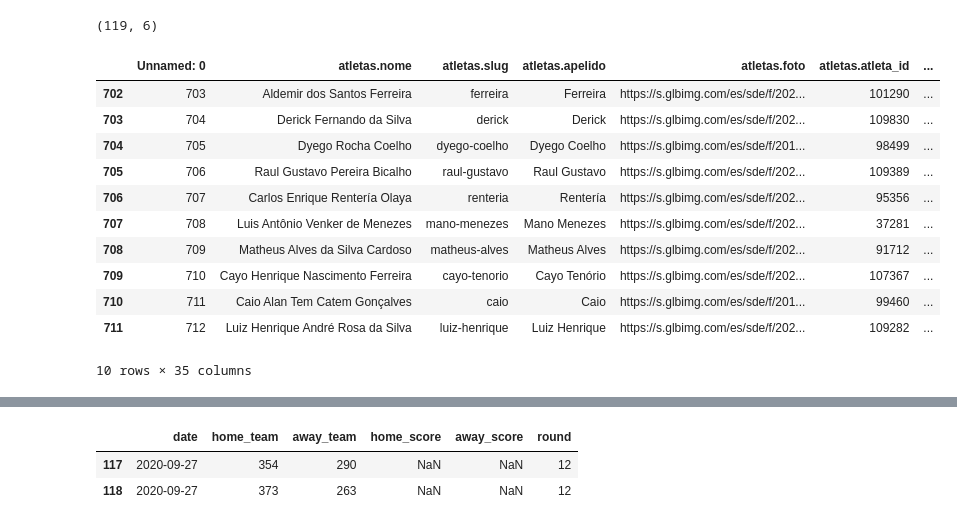
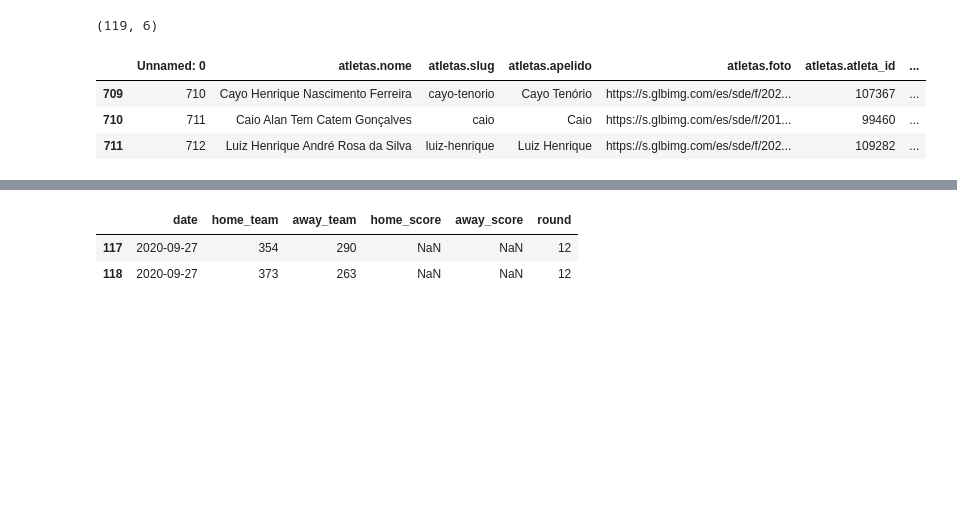
Before and after one commit to andeoliveira/datascience, a Jupyter notebook: cartolafc-escalacao/notebook.ipynb, the cells around one changed output, grey strips where cells are left out. Saved outputs shown, nothing was run; the diff lists cells and outputs as text; code cells hidden in the pictures; blank space fills up the shorter version.

```diff
--- a/cartolafc-escalacao/notebook.ipynb
+++ b/cartolafc-escalacao/notebook.ipynb
@@ -143,20 +123,12 @@ df_jogos.shape
 # %% [output]
 (119, 6)
 # %%
-df_jogadores.tail(10)
+df_jogadores.tail(3)
 # %% [output]
 |  | Unnamed: 0 | atletas.nome | atletas.slug | atletas.apelido | atletas.foto | atletas.atleta_id | ... |
-| 702 | 703 | Aldemir dos Santos Ferreira | ferreira | Ferreira | https://s.glbimg.com/es/sde/f/202... | 101290 | ... |
-| 703 | 704 | Derick Fernando da Silva | derick | Derick | https://s.glbimg.com/es/sde/f/202... | 109830 | ... |
-| 704 | 705 | Dyego Rocha Coelho | dyego-coelho | Dyego Coelho | https://s.glbimg.com/es/sde/f/201... | 98499 | ... |
-| 705 | 706 | Raul Gustavo Pereira Bicalho | raul-gustavo | Raul Gustavo | https://s.glbimg.com/es/sde/f/202... | 109389 | ... |
-| 706 | 707 | Carlos Enrique Rentería Olaya | renteria | Rentería | https://s.glbimg.com/es/sde/f/202... | 95356 | ... |
-| 707 | 708 | Luis Antônio Venker de Menezes | mano-menezes | Mano Menezes | https://s.glbimg.com/es/sde/f/202... | 37281 | ... |
-| 708 | 709 | Matheus Alves da Silva Cardoso | matheus-alves | Matheus Alves | https://s.glbimg.com/es/sde/f/202... | 91712 | ... |
 | 709 | 710 | Cayo Henrique Nascimento Ferreira | cayo-tenorio | Cayo Tenório | https://s.glbimg.com/es/sde/f/202... | 107367 | ... |
 | 710 | 711 | Caio Alan Tem Catem Gonçalves | caio | Caio | https://s.glbimg.com/es/sde/f/201... | 99460 | ... |
 | 711 | 712 | Luiz Henrique André Rosa da Silva | luiz-henrique | Luiz Henrique | https://s.glbimg.com/es/sde/f/202... | 109282 | ... |
-10 rows × 35 columns
 # %%
 df_jogadores.info()
 # %% [output]
```
Also changed, not shown: parts of 14 cells of this notebook.
